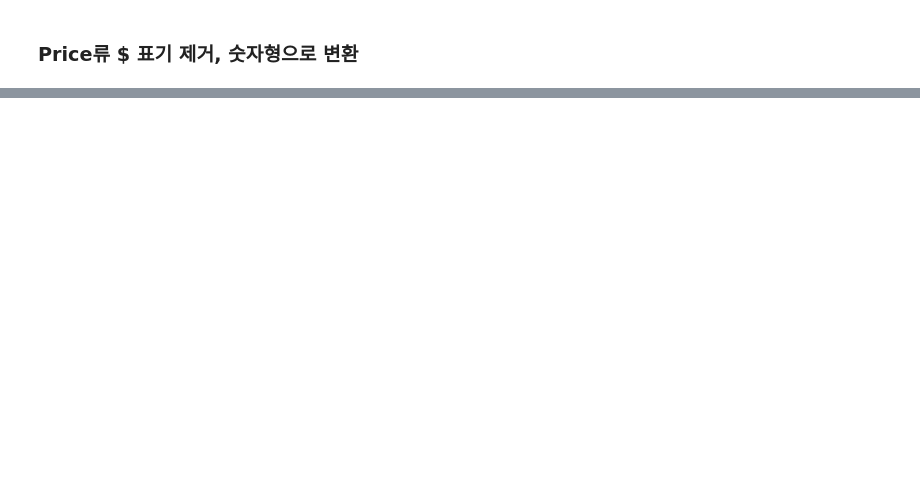
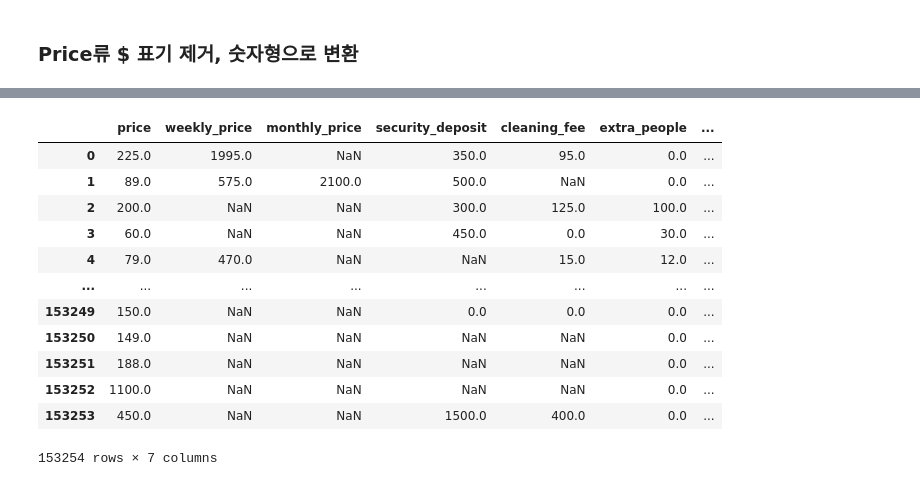
Before and after one commit to whitw/CAUBigdata, a Jupyter notebook: run.ipynb, the cells around one changed output, grey strips where cells are left out. Saved outputs shown, nothing was run; the diff lists cells and outputs as text; code cells hidden in the pictures; blank space fills up the shorter version.

```diff
--- a/run.ipynb
+++ b/run.ipynb
@@ -197,10 +246,2 @@ df_na[df_na.count_na != 0].sort_values(by='rate', ascending=False)
 # %% [markdown]
 ### 데이터 중복 확인
-# %%
-print("Dataframe 크기:", data.shape)
-for column in data.columns:
-    count = len(data.id)
-    overlap_rate = count / len(data[column].unique())
-    print(f"평균적으로 {column}의 unique한 값이 {len(data.id)/len(data.id.unique()):.05f}회 나타남")
-
-print("\n\n==> 동일한 airbnb를 평균 2.67091회 스크래핑하는 듯. 숙소가 같으면 row가 항상 같은가? 확인하기.")
@@ -224,0 +263,7 @@ Dataframe 크기: (153254, 90)
+# %%
+df_overlap_rate = pd.DataFrame(columns=['name', 'n_unique', 'not_na'])
+for column in data:
+    new_row = pd.Series({"name":column, "n_unique":data[column].value_counts().count(), "not_na":data[column].count(), "dtype":data[column].dtype}, name=column)
+    df_overlap_rate.loc[len(df_overlap_rate)] = new_row
+df_overlap_rate["average_count_per_unique"] = df_overlap_rate["not_na"] / df_overlap_rate["n_unique"]
+df_overlap_rate[df_overlap_rate.n_unique < 50].sort_values(by='n_unique')
@@ -241,0 +328,36 @@ Name: last_review, Length: 153254, dtype: object
+# %%
+def dollar_price_to_float(x):
+    if pd.isna(x):
+        return x
+    elif type(x) == float:
+        return x
+    else:
+        assert type(x) == str
+        x = x[1:].replace(',', '')
+        return float(x)
+
+dollars = ['price', 'weekly_price', 'monthly_price', 'security_deposit', 'cleaning_fee', 'extra_people']
+for column in dollars:
+    data[column] = data[column].apply(dollar_price_to_float)
+
+def percentage_to_float(x):
+    if pd.isna(x):
+        return x
+    return float(x[:-1])
+
+data['host_acceptance_rate'] = data['host_acceptance_rate'].apply(percentage_to_float)
+data[['price', 'weekly_price', 'monthly_price', 'security_deposit', 'cleaning_fee', 'extra_people', 'host_acceptance_rate']]
+# %% [output]
+|  | price | weekly_price | monthly_price | security_deposit | cleaning_fee | extra_people | ... |
+| 0 | 225.0 | 1995.0 | NaN | 350.0 | 95.0 | 0.0 | ... |
+| 1 | 89.0 | 575.0 | 2100.0 | 500.0 | NaN | 0.0 | ... |
+| 2 | 200.0 | NaN | NaN | 300.0 | 125.0 | 100.0 | ... |
+| 3 | 60.0 | NaN | NaN | 450.0 | 0.0 | 30.0 | ... |
+| 4 | 79.0 | 470.0 | NaN | NaN | 15.0 | 12.0 | ... |
+| ... | ... | ... | ... | ... | ... | ... | ... |
+| 153249 | 150.0 | NaN | NaN | 0.0 | 0.0 | 0.0 | ... |
+| 153250 | 149.0 | NaN | NaN | NaN | NaN | 0.0 | ... |
+| 153251 | 188.0 | NaN | NaN | NaN | NaN | 0.0 | ... |
+| 153252 | 1100.0 | NaN | NaN | NaN | NaN | 0.0 | ... |
+| 153253 | 450.0 | NaN | NaN | 1500.0 | 400.0 | 0.0 | ... |
+153254 rows × 7 columns
```
Also changed, not shown: parts of 18 cells of this notebook.
